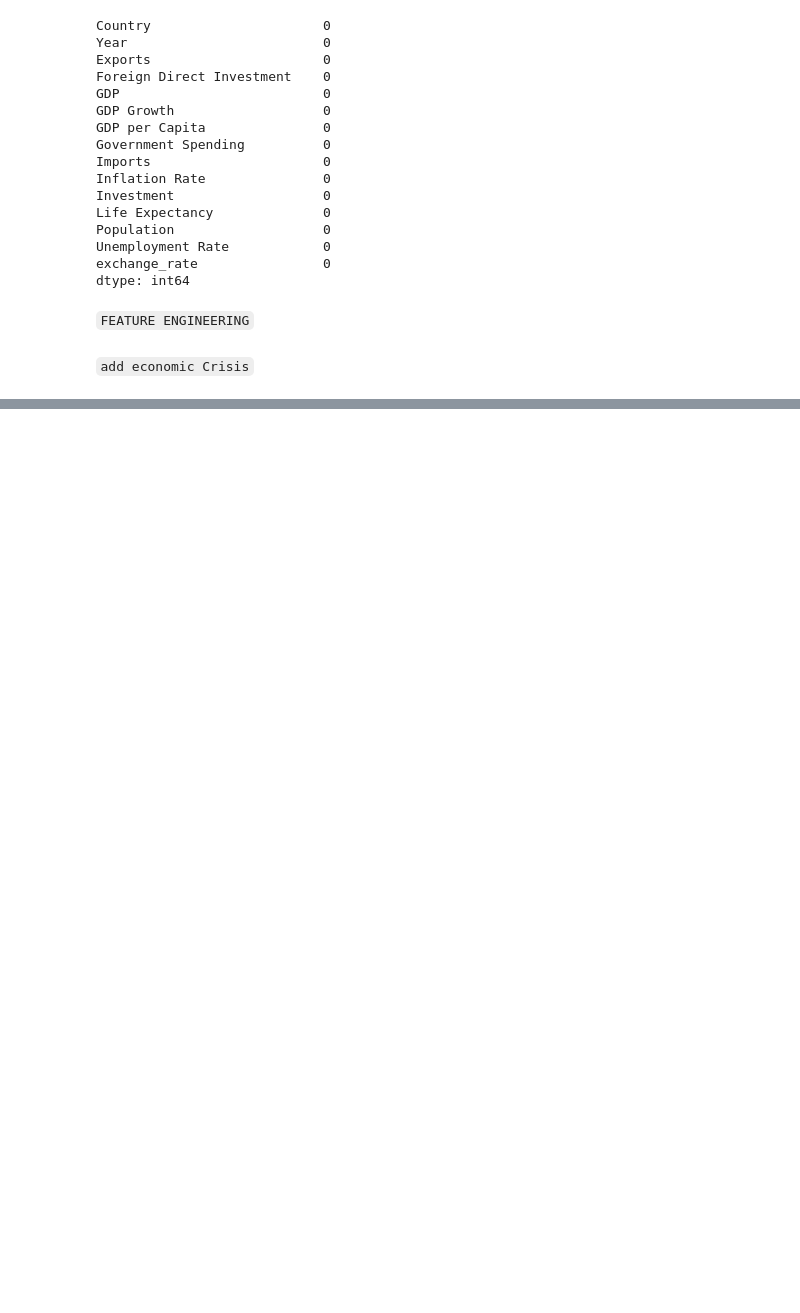
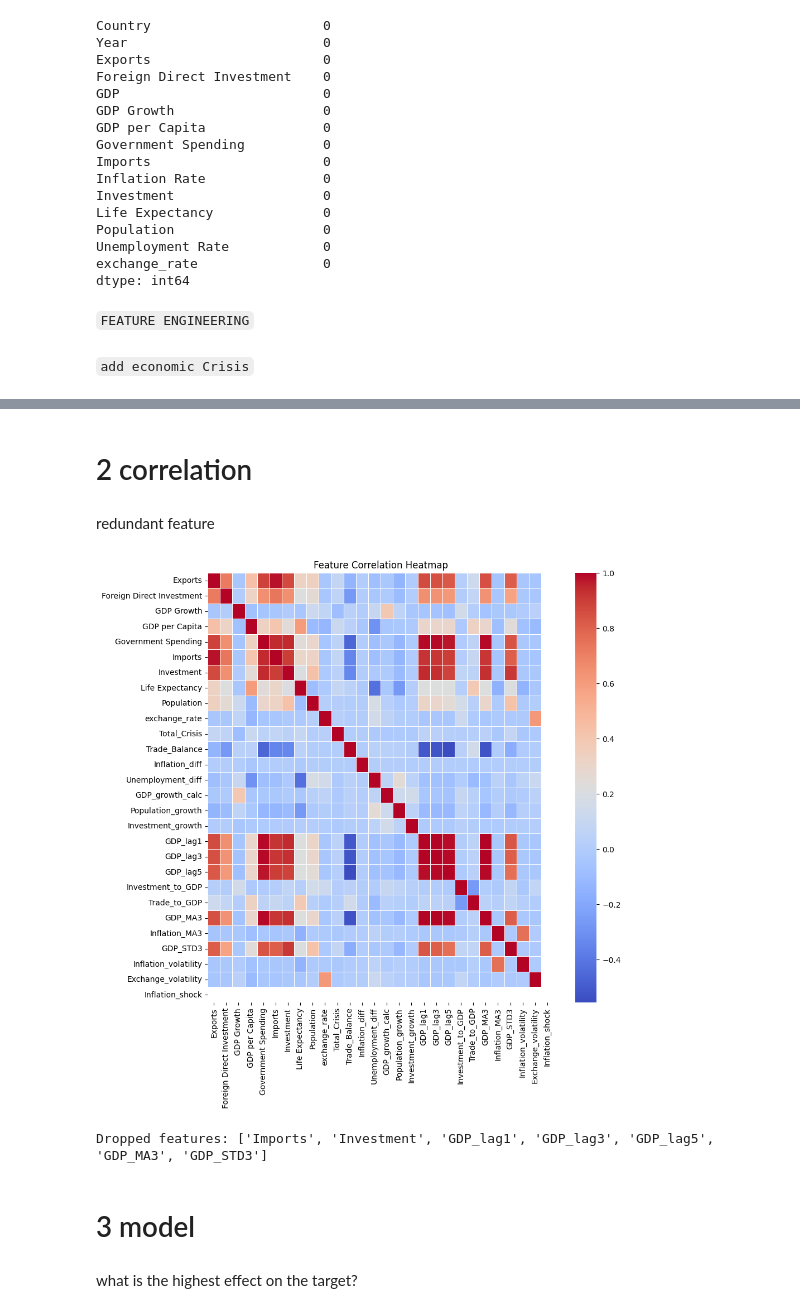
Before and after one commit to OMAR-SHOHIEB/macro_economics_system, a Jupyter notebook: notebooks/02_cleaning_experiments.ipynb, the cells around one changed output, grey strips where cells are left out. Drawn from its saved outputs; the diff is of its cells as text; code cells hidden in the pictures; blank space fills up the shorter version.

Commit message:
splitting, feature extraction and feature selection

```diff
--- a/notebooks/02_cleaning_experiments.ipynb
+++ b/notebooks/02_cleaning_experiments.ipynb
@@ -198,8 +154,6 @@ df['Total_Crisis'] = (
     df['COVID_Crisis'] +
     df['Energy_Crisis']
 )
-
-df['Crisis_Impact'] = df['Total_Crisis'] * df['GDP Growth']
 df=df.drop(['Financial_Crisis',
     'COVID_Crisis',
     'Energy_Crisis'],axis=1)
@@ -263,0 +232,4 @@ df.head()
+# %%
+train = df[df['Year'] <= 2015]
+val   = df[(df['Year'] > 2015) & (df['Year'] <= 2018)]
+test  = df[df['Year'] > 2018]
@@ -263,0 +268,7 @@ df.head()
+# %%
+from sklearn.feature_selection import VarianceThreshold
+
+features = train.columns.drop(['Country', 'Year', 'GDP', "Inflation Rate", "Unemployment Rate"])
+
+selector = VarianceThreshold(threshold=0.01)
+selector.fit(train[features])
@@ -263,0 +288,41 @@ df.head()
+# %% [markdown]
+# 2 correlation
+# %% [markdown]
+redundant feature
+# %%
+def correlation_filter(df, threshold=0.95):
+    corr_matrix = df.corr().abs()
+    plt.figure(figsize=(10, 10))
+
+    corr = train[features].corr()
+
+    sns.heatmap(
+        corr,
+        annot=False,
+        cmap='coolwarm',
+        linewidths=0.5
+    )
+
+    plt.title("Feature Correlation Heatmap")
+    plt.show()
+
+    upper = corr_matrix.where(
+        np.triu(np.ones(corr_matrix.shape), k=1).astype(bool)
+    )
+
+    to_drop = [column for column in upper.columns if any(upper[column] > threshold)]
+
+    print("Dropped features:", to_drop)
+
+    return df.drop(columns=to_drop), to_drop
+# %%
+features_df = train[features]
+
+filtered_df, dropped = correlation_filter(features_df, threshold=0.9)
+# %% [output]
+[figure, added]
+Dropped features: ['Imports', 'Investment', 'GDP_lag1', 'GDP_lag3', 'GDP_lag5', 'GDP_MA3', 'GDP_STD3']
+# %% [markdown]
+# 3 model
+# %% [markdown]
+what is the highest effect on the target?
```
Also changed, not shown: parts of 18 cells of this notebook, 4 other files.
